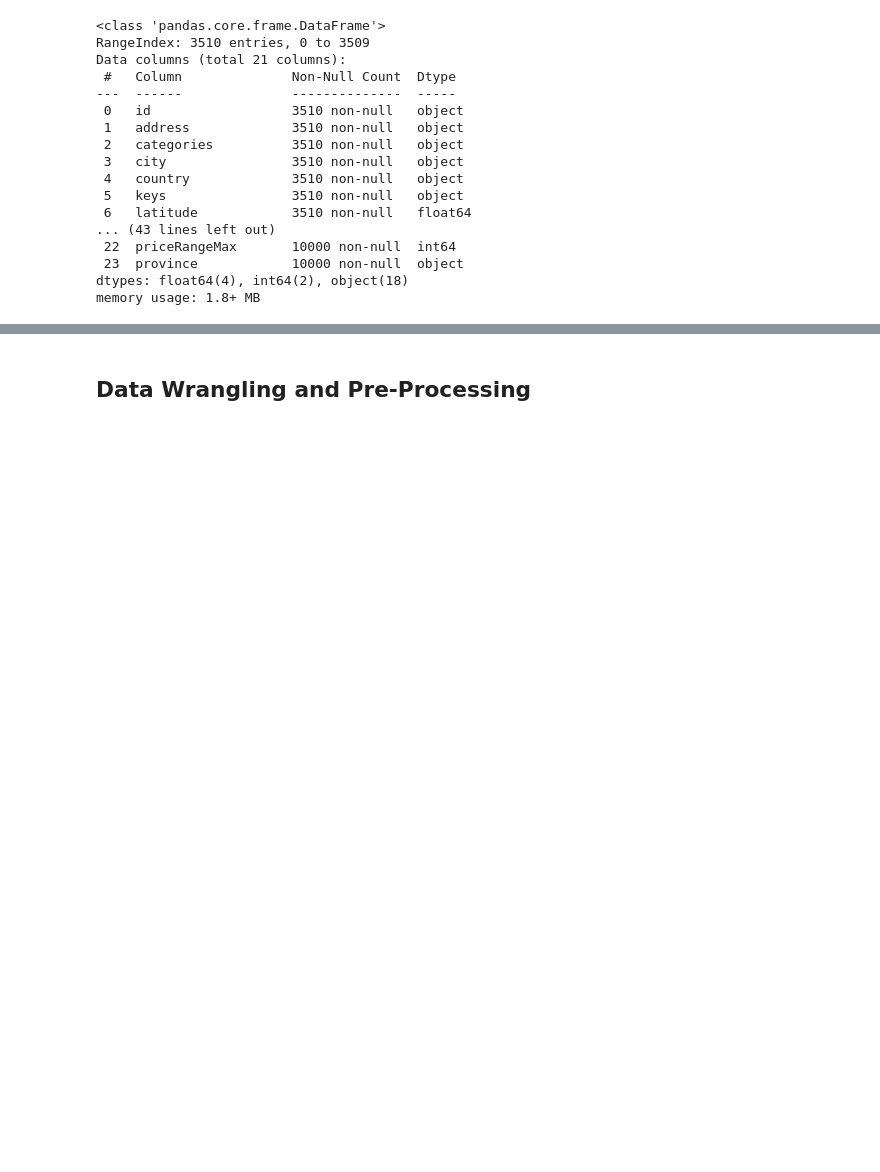
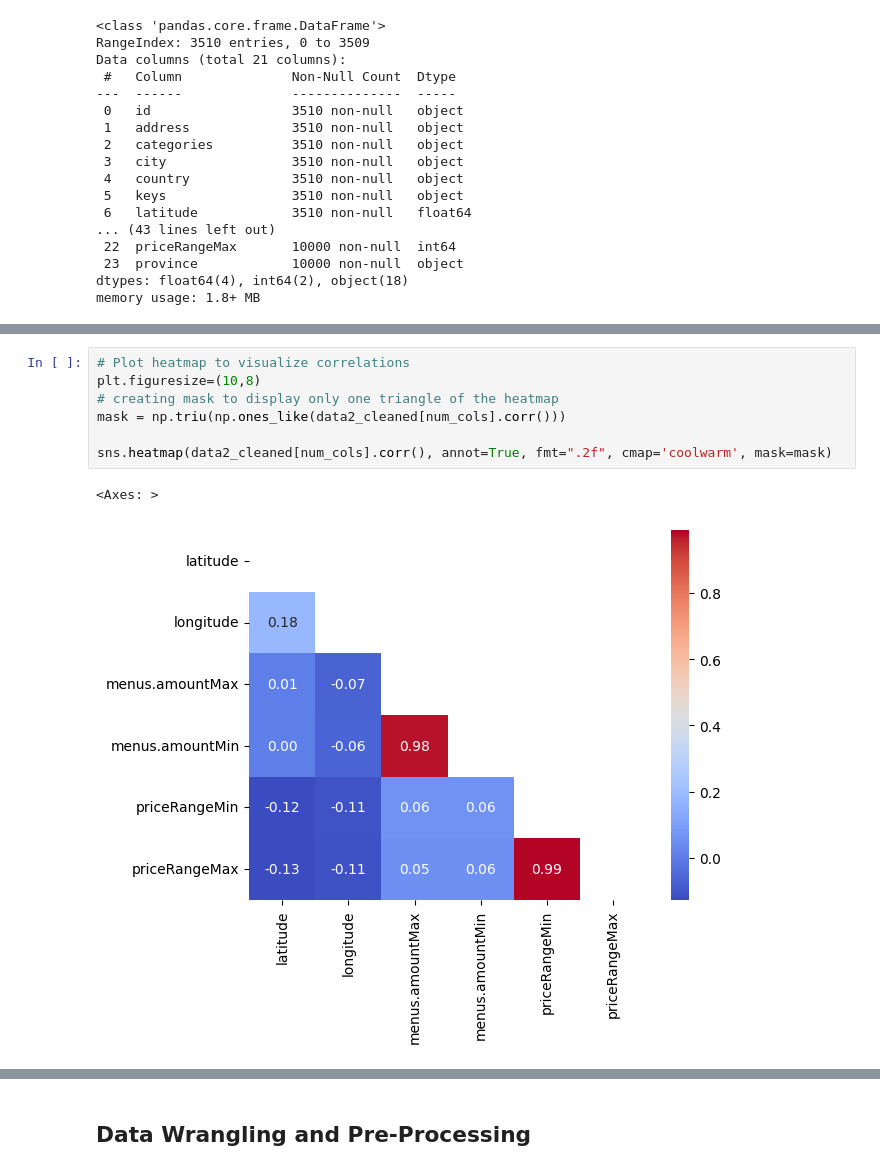
Before and after one commit to arjunvenkateshusd/ads505, a Jupyter notebook: ads505_FinalProj.ipynb, the cells around one changed output, grey strips where cells are left out. Cells and saved outputs as stored; diff of their text form; blank space fills up the shorter version.

```diff
--- a/ads505_FinalProj.ipynb
+++ b/ads505_FinalProj.ipynb
@@ -79,0 +260,10 @@ memory usage: 1.8+ MB
+# %%
+# Plot heatmap to visualize correlations
+plt.figuresize=(10,8)
+# creating mask to display only one triangle of the heatmap
+mask = np.triu(np.ones_like(data2_cleaned[num_cols].corr()))
+
+sns.heatmap(data2_cleaned[num_cols].corr(), annot=True, fmt=".2f", cmap='coolwarm', mask=mask)
+# %% [output]
+<Axes: >
+[figure, added]
```
Also changed, not shown: parts of 21 cells of this notebook.
